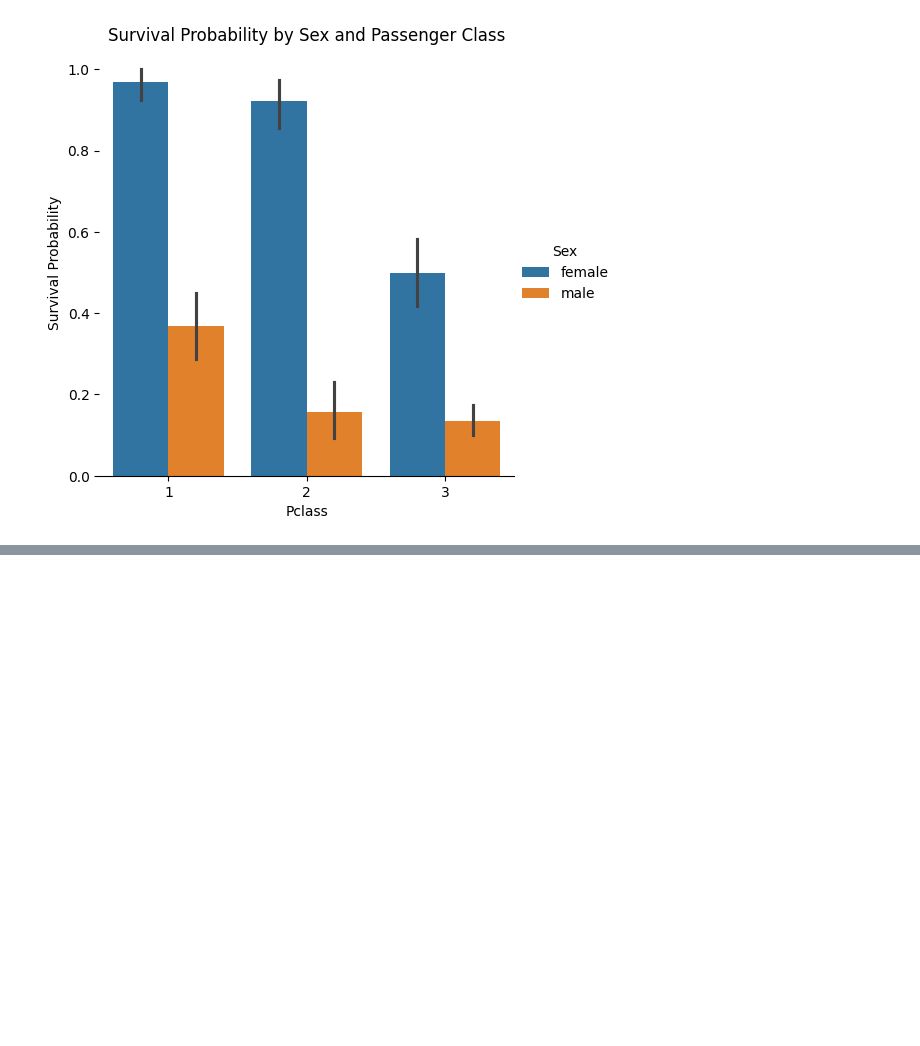
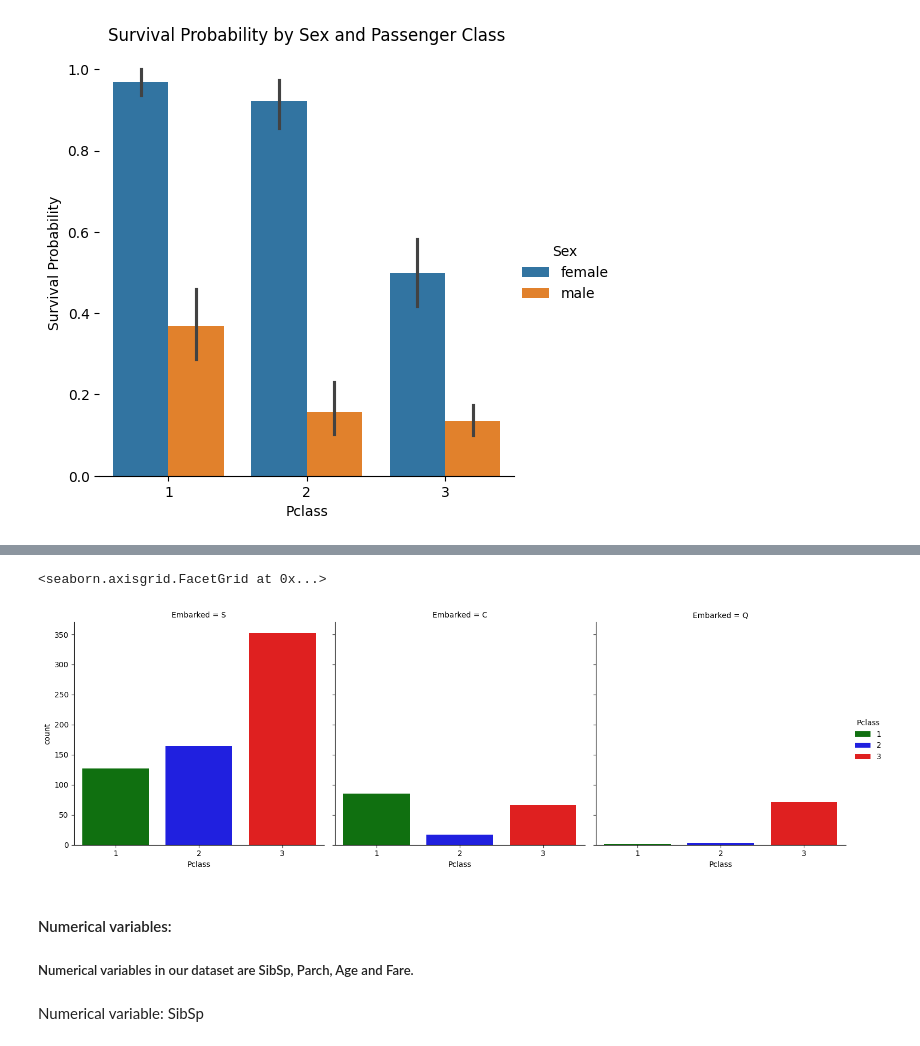
Before and after one commit to ImTharindu/Titanic_kaggle, a Jupyter notebook: titanic.ipynb, the cells around one changed output, grey strips where cells are left out. Saved outputs shown, nothing was run; the diff lists cells and outputs as text; code cells hidden in the pictures; blank space fills up the shorter version.

```diff
--- a/titanic.ipynb
+++ b/titanic.ipynb
@@ -241,0 +277,13 @@ Text(0.5, 1.0, 'Survival Probability by Sex and Passenger Class')
+# %%
+#Data Viz
+palette = {1: 'green', 2: 'blue', 3: 'red'}
+sns.catplot(x='Pclass', col='Embarked', data=train_df, kind='count', hue='Pclass', palette=palette, dodge=False)
+# %% [output]
+<seaborn.axisgrid.FacetGrid at 0x...>
+[figure, added]
+# %% [markdown]
+<h4>Numerical variables:</h4>
+
+<h5>Numerical variables in our dataset are SibSp, Parch, Age and Fare.</h5>
+# %% [markdown]
+Numerical variable: SibSp
```
Also changed, not shown: parts of 13 cells of this notebook.
